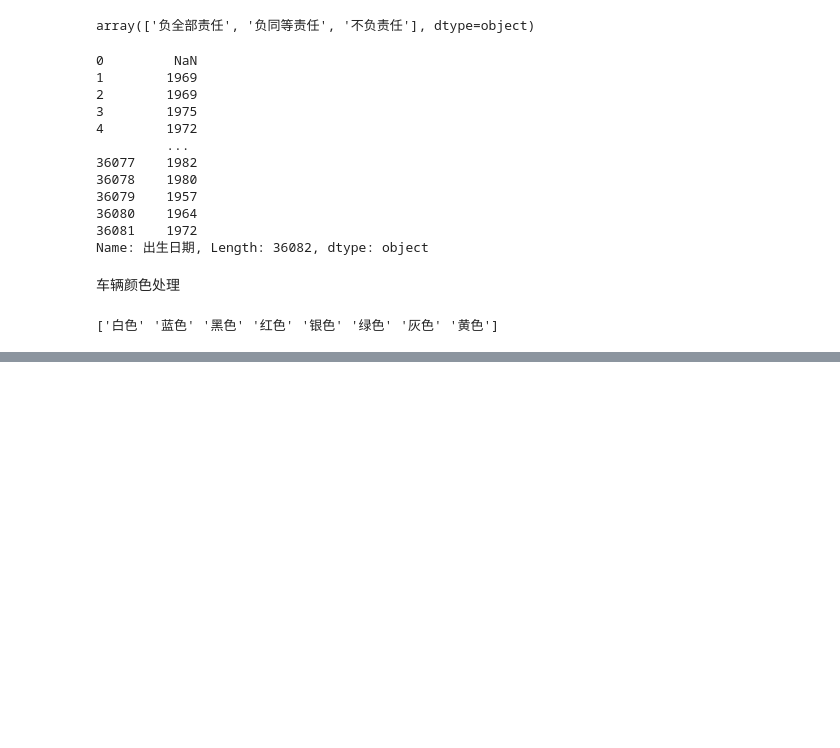
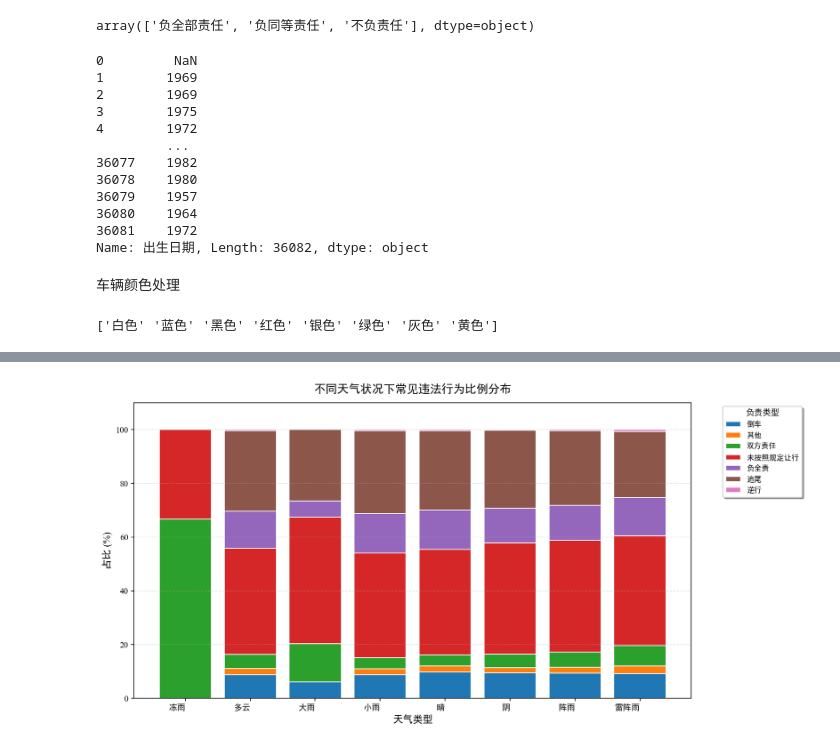
Before and after one commit to SongYangcheng/coding, a Jupyter notebook: dome/analyse_accid.ipynb, the cells around one changed output, grey strips where cells are left out. Drawn from its saved outputs; the diff is of its cells as text; code cells hidden in the pictures; blank space fills up the shorter version.

```diff
--- a/dome/analyse_accid.ipynb
+++ b/dome/analyse_accid.ipynb
@@ -1174,0 +1334,91 @@ data['车辆品牌'] = data['车辆品牌'].apply(
+# %%
+import pandas as pd
+import matplotlib.pyplot as plt
+import numpy as np
+df_fault = acc[['wx_main', 'driver1fault']].copy()
+df_fault = df_fault.dropna(subset=['wx_main', 'driver1fault'])
+
+def classify_fault(fault):
+    if pd.isna(fault):
+        return '其他'
+    fault_str = str(fault)
+    if '追尾' in fault_str:
+        return '追尾'
+    elif '让行' in fault_str or '不按规定让行' in fault_str:
+        return '未按照规定让行'
+    elif '倒车' in fault_str:
+        return '倒车'
+    elif '变更车道' in fault_str or '变道' in fault_str:
+        return '违规变道'
+    elif '超车' in fault_str:
+        return '违规超车'
+    elif '逆行' in fault_str:
+        return '逆行'
+    elif '闯红灯' in fault_str or '违反信号' in fault_str:
+        return '闯红灯'
+    elif '超速' in fault_str:
+        return '超速'
+    elif '同等责任' in fault_str or '双方' in fault_str:
+        return '双方责任'
+    elif '全责' in fault_str or '负全部责任' in fault_str:
+        return '负全责'
+    else:
+        return '其他'
+df_fault['fault_type'] = df_fault['driver1fault'].apply(classify_fault)
+#计算各天气类型下不同违法行为的频次
+top_weather = df_fault['wx_main'].value_counts().head(10).index
+df_fault = df_fault[df_fault['wx_main'].isin(top_weather)]
+#创建交叉表，统计不同天气下，各责任类型的事故数量
+ct = pd.crosstab(df_fault['wx_main'], df_fault['fault_type'])
+#用每行的没个值除以改行的总和
+ct_pct = ct.div(ct.sum(axis=1), axis=0) * 100
+#绘制堆叠百分比条形图
+plt.rcParams['font.family'] = ['Times New Roman', 'SimHei']
+fig, ax = plt.subplots(figsize=(12, 6), dpi=150, facecolor='white')
+colors = [
+
+    '#1f77b4',  # 追尾 - 蓝色
+    '#ff7f0e',  # 未按照规定让行 - 橙
+    '#2ca02c',  # 倒车 - 绿色
+    '#d62728',  # 违规变道 - 红色
+    '#9467bd',  # 违规超车 - 紫色
+    '#8c564b',  # 逆行 - 棕色
+    '#e377c2',  # 闯红灯 - 粉色
+    '#7f7f7f',  # 超速 - 灰色
+    '#bcbd22',  # 双方责任 - 黄绿
+    '#17becf'   # 负全责 - 青
+]
+bottom_val = np.zeros(len(ct_pct))
+for i,col in enumerate(ct_pct.columns):
+    ax.bar(
+        ct_pct.index, ct_pct[col],
+        bottom=bottom_val,
+        color=colors[i % len(colors)],
+        edgecolor='white',
+        label=col
+    )
+    bottom_val += ct_pct[col].values
+#设置标题
+ax.set_title('不同天气状况下常见违法行为比例分布', fontsize=14, pad=12, fontweight='bold')
+ax.set_ylabel('占比 (%)', fontsize=12)
+ax.set_xlabel('天气类型', fontsize=12)
+ax.set_ylim(0, 110)
+ax.grid(axis='y', linestyle='--', alpha=0.35)
+ax.set_xticklabels(range(len(ct_pct.index)))
+ax.set_xticklabels(ct_pct.index, rotation=0, fontsize=10, ha='right')
+
+ax.legend(
+    bbox_to_anchor=(1.05, 1), #图例位置:右侧外
+    loc = 'upper left', #图例锚点位置:左上角
+    fontsize=9,
+    title='负责类型',
+    title_fontsize=10,
+    frameon=True,
+    shadow=True
+)
+
+plt.tight_layout()
+# plt.savefig('weather_fault_distribution.png', dpi=300) #保存图表为高分辨率PNG文件
+plt.show()
+# %% [output]
+[figure, added]
```
Also changed, not shown: parts of 3 cells of this notebook, 42 other files.
